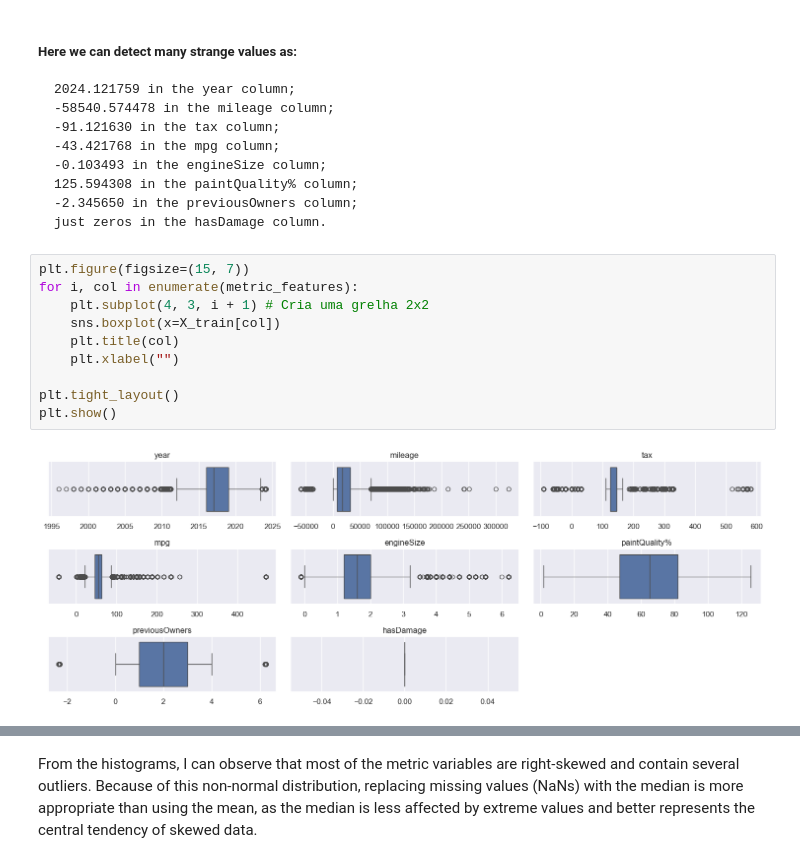
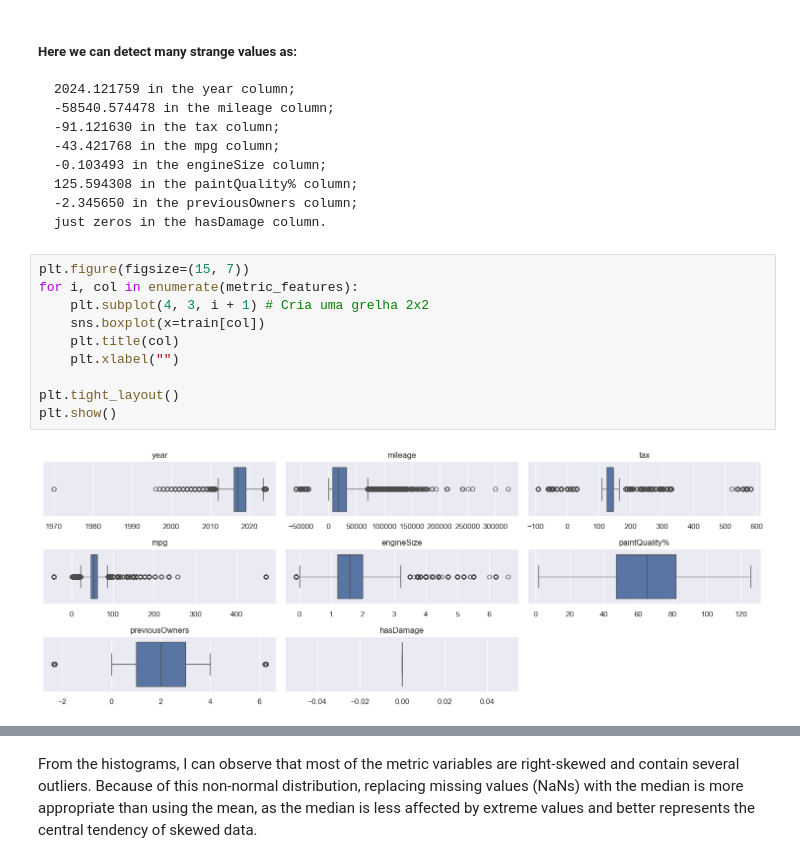
Before and after one commit to bernardorspachecods/ML_Project_25.26, a Jupyter notebook: hold-out.ipynb, the cells around one changed output, grey strips where cells are left out. Drawn from its saved outputs; the diff is of its cells as text.

```diff
--- a/hold-out.ipynb
+++ b/hold-out.ipynb
@@ -128,15 +106,15 @@ X_train.describe().T
 # %%
 plt.figure(figsize=(15, 7))
 for i, col in enumerate(metric_features):
     plt.subplot(4, 3, i + 1) # Cria uma grelha 2x2
-    sns.boxplot(x=X_train[col])
+    sns.boxplot(x=train[col])
     plt.title(col)
     plt.xlabel("")
 
 plt.tight_layout()
 plt.show()
 # %% [output]
-[figure, old version]
+[figure, new version]
 # %%
 sp_rows = 2
 sp_cols = 4
```
Also changed, not shown: parts of 42 cells of this notebook, 1 other file.
